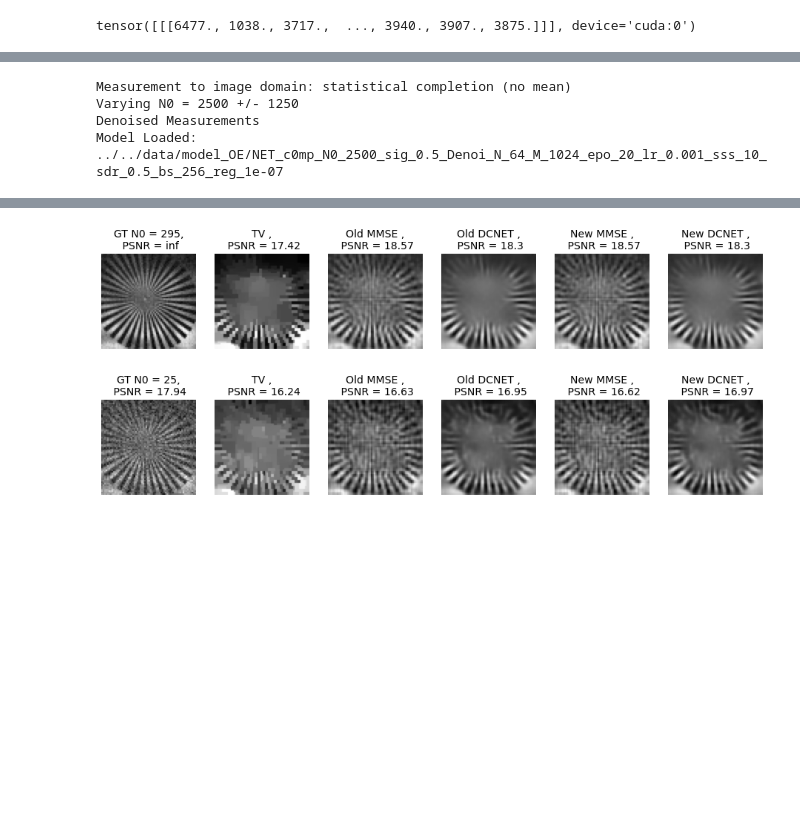
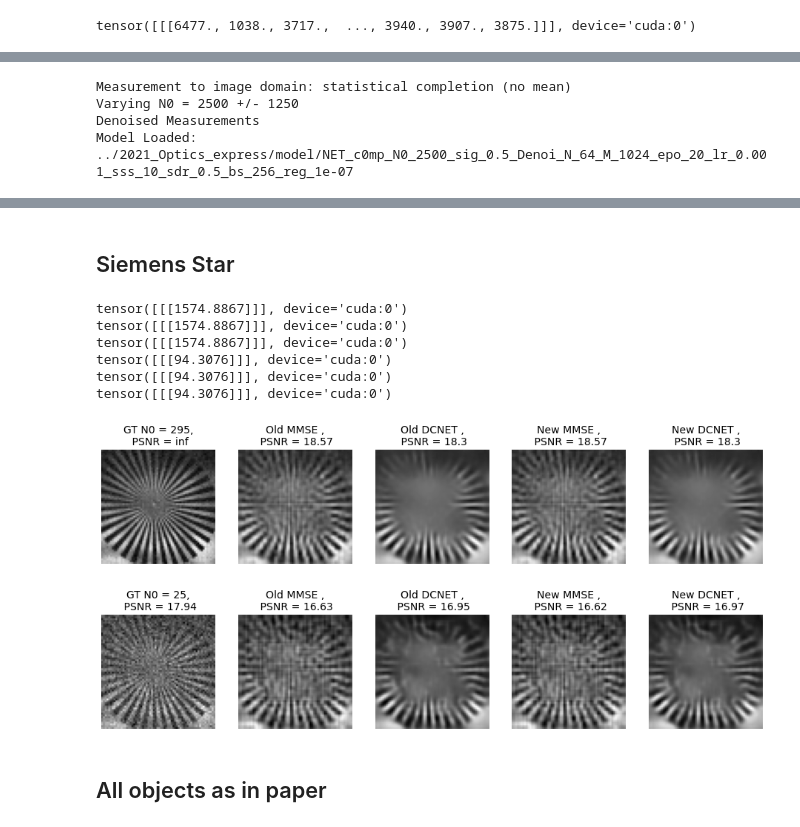
Before and after one commit to openspyrit/spyrit-examples, a Jupyter notebook: Debug_version_2/2021_Optics_Express.ipynb, the cells around one changed output, grey strips where cells are left out. Cells and saved outputs as stored; diff of their text form; code cells hidden in the pictures; blank space fills up the shorter version.

```diff
--- a/Debug_version_2/2021_Optics_Express.ipynb
+++ b/Debug_version_2/2021_Optics_Express.ipynb
@@ -539,5 +486,4 @@ def Diag(A):
 # %%
-#%% Parameters
 # Acquisition Parameters
 img_size = 64;  # Height / width dimension
 sig =0.5;       # std maximum total number of photons
@@ -547,12 +493,12 @@ s = 55;
 
 # Network and training
 net_arch = 0;                   # Network architecture (variants for the FCL)
-precompute_root ="../../data/model_OE/"       # Path to precomputed data
+precompute_root ="../2021_Optics_express/model/"       # Path to precomputed data
 precompute =  False             # Precomputed data is available
 model_root = precompute_root    # Path to model saving files
 
 # Experimental data
-expe_root = "../../data/expe_OE/"#"data_example/expe_2/" # Path to precomputed data
+expe_root = "../2021_Optics_express/expe/" # Path to precomputed data
 
 # Optimisation
 batch_size = 256 ;  # Size of each training batch
@@ -561,5 +507,4 @@ lr = 1e-3;          # Learning Rate
 step_size = 10;     # Scheduler Step Size
 gamma =0.5;         # Scheduler Decrease Rate
 
-# eta = 4 # hyperparameter
-eta = 1 # hyperparameter
+eta = 4 # hyperparameter
@@ -839,6 +768,4 @@ compare_video_frames(outputs, nb_disp_frames, title_lists);
 # %%
-#%% STL-10 Cat
-
 #Loading the Compressed Data
 titles_expe = ["stl10_05_1.5_0.0_0{}_variance".format(i) for i in range(1,7)]+\
               ["stl10_05_1_0.3_variance", "stl10_05_1_0.6_variance"]
@@ -882,12 +809,6 @@ with torch.no_grad():
         list_outs = [];
         m_list[i] = m_list[i]*eta;
 
-        m = torch2numpy(m_list[i][0,0,even_index] - m_list[i][0,0,uneven_index]);
-        alpha_est = np.amax(np.dot(np.dot(np.transpose(H_k), np.linalg.inv(np.dot(H_k, np.transpose(H_k)))),m))
-        x_tv = 2*TV(m/alpha_est, H_k, img_size)-1;
-        x_tv = torch.Tensor(x_tv).to(device);
-        x_tv = x_tv.view(1,1, img_size, img_size);
-
         x_mmse_old = model_list_denoi[0].forward_reconstruct_mmse_expe(m_list[i], 1, 1, img_size, img_size);
         x_dcnet_old = model_list_denoi[0].forward_reconstruct_expe(m_list[i],1,1, img_size, img_size);
 
@@ -900,15 +821,13 @@ with torch.no_grad():
         gt = torch.Tensor(GT[i]).to(device);
         gt = gt.view(1,1, img_size, img_size);
         list_outs.append(gt);
-        list_outs.append(x_tv);
+
         list_outs.append(x_mmse_old);
         list_outs.append(x_dcnet_old);
 
         list_outs.append(x_mmse_new);
         list_outs.append(x_dcnet_new);
 
-        # list_outs.append(x_mmse_old_expe);
-        # list_outs.append(x_dcnet_old_expe);
         output = torch.stack(list_outs, axis = 1);
 
         psnr = batch_psnr_vid(Ground_truth, output);
@@ -919,7 +838,7 @@ with torch.no_grad():
 
 o2 = outputs;
 t2 = title_lists;
-nb_disp_frames = 6;
+nb_disp_frames = 5;
 outputs_0 = outputs[:1];
 outputs_1 = outputs[1:4];
 outputs_2 = outputs[4:];
@@ -959,21 +884,12 @@ suffix = '_N_{}_M_{}_epo_{}_lr_{}_sss_{}_sdr_{}_bs_{}_reg_{}'.format(\
 
 N0_list = [2500];
 
-# with HiddenPrints():
-# model_list = net_list(img_size, CR, Mean_had, Cov_had,net_arch, N0_list, sig, 0, H, suffix, model_root);
 model_list_denoi = net_list(img_size, CR, Mean_had, Cov_had,net_arch, N0_list, sig, 1, H, suffix, model_root);
-# model_list_no_noise = net_list(img_size, CR, Mean_had, Cov_had,net_arch, [0], sig, 1, H, suffix, model_root);
-
-# model = noiCompNet(img_size, CR, Mean_had, Cov_had, 3, 50, 0.5, H)
-# model = model.to(device)
-
-# net_path = Path(model_root) / 'NET_free_N0_2500_sig_0.5_N_64_M_1024_epo_20_lr_0.001_sss_10_sdr_0.5_bs_256_reg_1e-07'
-# load_net(net_path, model, device)
 # %% [output]
 Measurement to image domain: statistical completion (no mean)
 Varying N0 = 2500 +/- 1250
 Denoised Measurements
-Model Loaded: ../../data/model_OE/NET_c0mp_N0_2500_sig_0.5_Denoi_N_64_M_1024_epo_20_lr_0.001_sss_10_sdr_0.5_bs_256_reg_1e-07
+Model Loaded: ../2021_Optics_express/model/NET_c0mp_N0_2500_sig_0.5_Denoi_N_64_M_1024_epo_20_lr_0.001_sss_10_sdr_0.5_bs_256_reg_1e-07
 # %%
 Hperm = Perm@H*img_size; #for new
 Pmat_new = Hperm[:CR,:];
@@ -1010,9 +924,11 @@ DC_Net(
     (conv3): Conv2d(32, 1, kernel_size=(5, 5), stride=(1, 1), padding=(2, 2))
   )
 )
+# %% [markdown]
+## Siemens Star
 # %%
-titles = ["GT",  "TV", "Old MMSE","Old DCNET", "New MMSE", "New DCNET"]
-#%% Siemens Star
+titles = ["GT", "Old MMSE","Old DCNET", "New MMSE", "New DCNET"]
+
 # Loading the compressed raw measurements
 titles_expe = ["starSectorD_2_0.0_01_variance", "starSectorD_2_0.0_02_variance"]+\
               ["starSectorD_2_0.0_03_variance", "starSectorD_2_0.0_04_variance"]+\
@@ -1046,9 +962,7 @@ GT = GT_prim;
 max_list = [np.amax(GT[i])-np.amin(GT[i]) for i in range(len(GT))];
 #    GT = [((GT[i]-np.amin(GT[i]))/max_list[i]+1)/2 for i in range(len(GT))];
 GT = [((GT[i]-np.amin(GT[i]))/max_list[i])*2-1 for i in range(len(GT))];
-max_list = [max_list[i]/K for i in range(len(max_list))];
-
-eta = 4 # hyperparameter
+max_list = [max_list[i]/K for i in range(len(max_list))]
 # %%
 #%% Methods comparison
 m_list[0].shape
@@ -1062,13 +976,7 @@ with torch.no_grad():
     for i in range(len(GT)):
 
         list_outs = [];
-        m_list[i] = m_list[i]*eta;
-
-        m = torch2numpy(m_list[i][0,0,even_index] - m_list[i][0,0,uneven_index]);
-        alpha_est = np.amax(np.dot(np.dot(np.transpose(H_k), np.linalg.inv(np.dot(H_k, np.transpose(H_k)))),m))
-        x_tv = 2*TV(m/alpha_est, H_k, img_size)-1;
-        x_tv = torch.Tensor(x_tv).to(device);
-        x_tv = x_tv.view(1,1, img_size, img_size);
+        m_list[i] = m_list[i]*eta
 
         x_mmse_old = model_list_denoi[0].forward_reconstruct_mmse_expe(m_list[i], 1, 1, img_size, img_size);
         x_dcnet_old = model_list_denoi[0].forward_reconstruct_expe(m_list[i],1,1, img_size, img_size);
@@ -1077,38 +985,43 @@ with torch.no_grad():
         model_new.PreP.N0 = N0_est.item();
         x_mmse_new = model_new.reconstruct_mmse(m_list[i].view(1, 1, 2*CR));
         x_dcnet_new = model_new.reconstruct(m_list[i].view(1, 1, 2*CR));
 
-
         gt = torch.Tensor(GT[i]).to(device);
         gt = gt.view(1,1, img_size, img_size);
         list_outs.append(gt);
-        list_outs.append(x_tv);
+
         list_outs.append(x_mmse_old);
         list_outs.append(x_dcnet_old);
 
         list_outs.append(x_mmse_new);
         list_outs.append(x_dcnet_new);
 
-        # list_outs.append(x_mmse_old_expe);
-        # list_outs.append(x_dcnet_old_expe);
         output = torch.stack(list_outs, axis = 1);
 
         psnr = batch_psnr_vid(Ground_truth, output);
         outputs.append(torch2numpy(output));
         title_lists.append(["{} {},\n PSNR = {}".format(titles[j], Additional_info[i][j], round(psnr[j],2)) for j in range(len(titles))]);
 
 o3 = outputs
 t3 = title_lists
-nb_disp_frames = 6
+nb_disp_frames = 5
 
 outputs_0 = outputs[:1]
 outputs_1 = outputs[1:4]
 title_lists_0 = title_lists[:1]
 title_lists_1 = title_lists[1:4]
 
 compare_video_frames(outputs_0, nb_disp_frames, title_lists_0)
 compare_video_frames(outputs_1, nb_disp_frames, title_lists_1)
 # %% [output]
+tensor([[[1574.8867]]], device='cuda:0')
+tensor([[[1574.8867]]], device='cuda:0')
+tensor([[[1574.8867]]], device='cuda:0')
+tensor([[[94.3076]]], device='cuda:0')
+tensor([[[94.3076]]], device='cuda:0')
+tensor([[[94.3076]]], device='cuda:0')
-[figure, old version]
+[figure, new version]
-[figure, old version]
+[figure, new version]
+# %% [markdown]
+## All objects as in paper
 # %%
```
Also changed, not shown: parts of 16 cells of this notebook, 1 other file.
